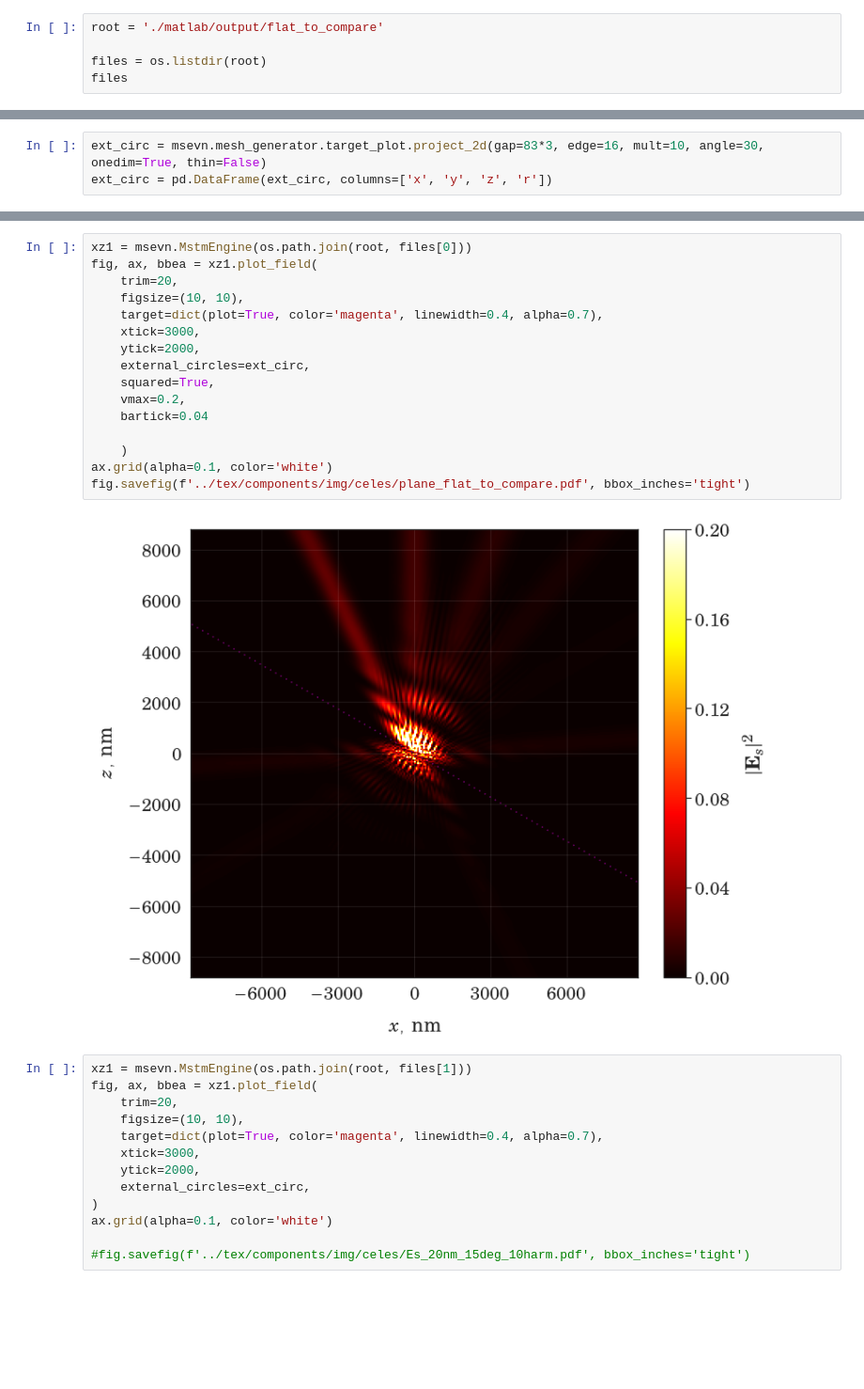
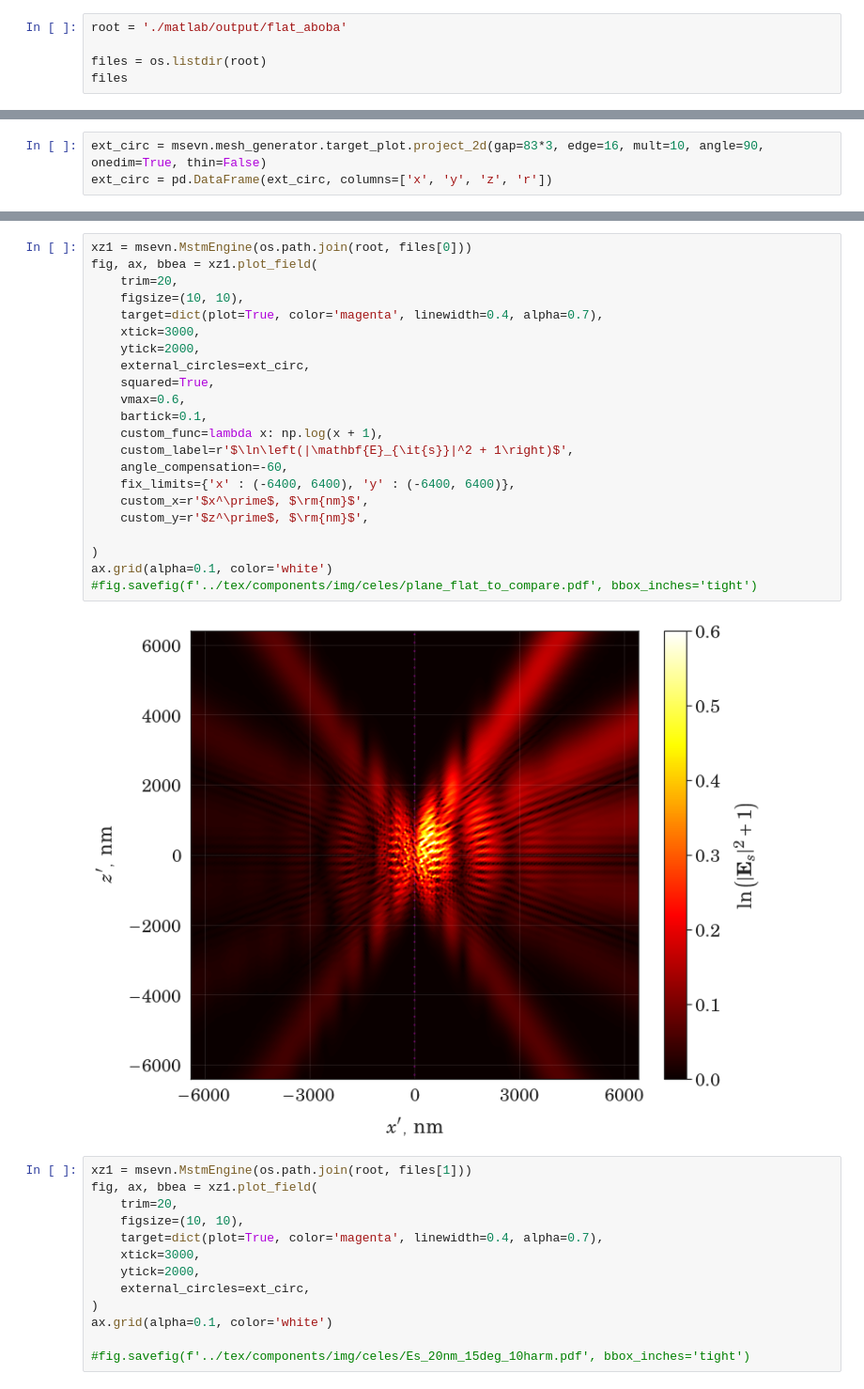
Before and after one commit to Misery7100-Magistracy/Angular-dispersion-boost, a Jupyter notebook: computations/mstm_flat.ipynb, the cells around one changed output, grey strips where cells are left out. Shown at 94% size. Cells and saved outputs as stored; diff of their text form; blank space fills up the shorter version.

```diff
--- a/computations/mstm_flat.ipynb
+++ b/computations/mstm_flat.ipynb
@@ -5,7 +6,7 @@ import pandas as pd
 
 msevn.configure_mpl()
 # %%
-root = './matlab/output/flat_to_compare'
+root = './matlab/output/flat_aboba'
 
 files = os.listdir(root)
 files
@@ -15,3 +19,3 @@ files
 # %%
-ext_circ = msevn.mesh_generator.target_plot.project_2d(gap=83*3, edge=16, mult=10, angle=30, onedim=True, thin=False)
+ext_circ = msevn.mesh_generator.target_plot.project_2d(gap=83*3, edge=16, mult=10, angle=90, onedim=True, thin=False)
 ext_circ = pd.DataFrame(ext_circ, columns=['x', 'y', 'z', 'r'])
@@ -36,21 +46,27 @@ ext_circ = pd.DataFrame(ext_circ, columns=['x', 'y', 'z', 'r'])
 # %%
 xz1 = msevn.MstmEngine(os.path.join(root, files[0]))
 fig, ax, bbea = xz1.plot_field(
     trim=20,
     figsize=(10, 10),
     target=dict(plot=True, color='magenta', linewidth=0.4, alpha=0.7),
     xtick=3000,
     ytick=2000,
     external_circles=ext_circ,
     squared=True,
-    vmax=0.2,
-    bartick=0.04
+    vmax=0.6,
+    bartick=0.1,
+    custom_func=lambda x: np.log(x + 1),
+    custom_label=r'$\ln\left(|\mathbf{E}_{\it{s}}|^2 + 1\right)$',
+    angle_compensation=-60,
+    fix_limits={'x' : (-6400, 6400), 'y' : (-6400, 6400)},
+    custom_x=r'$x^\prime$, $\rm{nm}$',
+    custom_y=r'$z^\prime$, $\rm{nm}$',
 
-    )
+)
 ax.grid(alpha=0.1, color='white')
-fig.savefig(f'../tex/components/img/celes/plane_flat_to_compare.pdf', bbox_inches='tight')
+#fig.savefig(f'../tex/components/img/celes/plane_flat_to_compare.pdf', bbox_inches='tight')
 # %% [output]
-[figure, old version]
+[figure, new version]
 # %%
 xz1 = msevn.MstmEngine(os.path.join(root, files[1]))
 fig, ax, bbea = xz1.plot_field(
```
Also changed, not shown: parts of 5 cells of this notebook, 17 other files.
